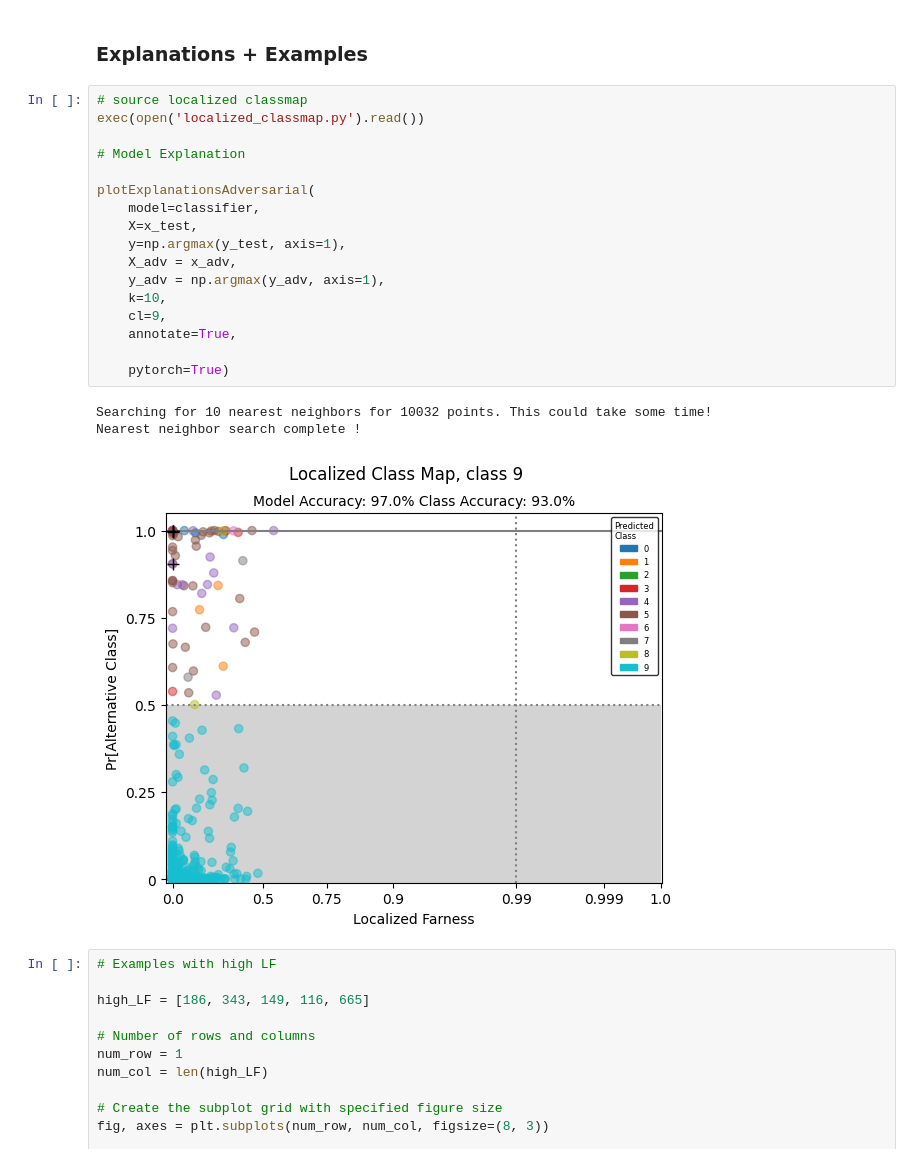
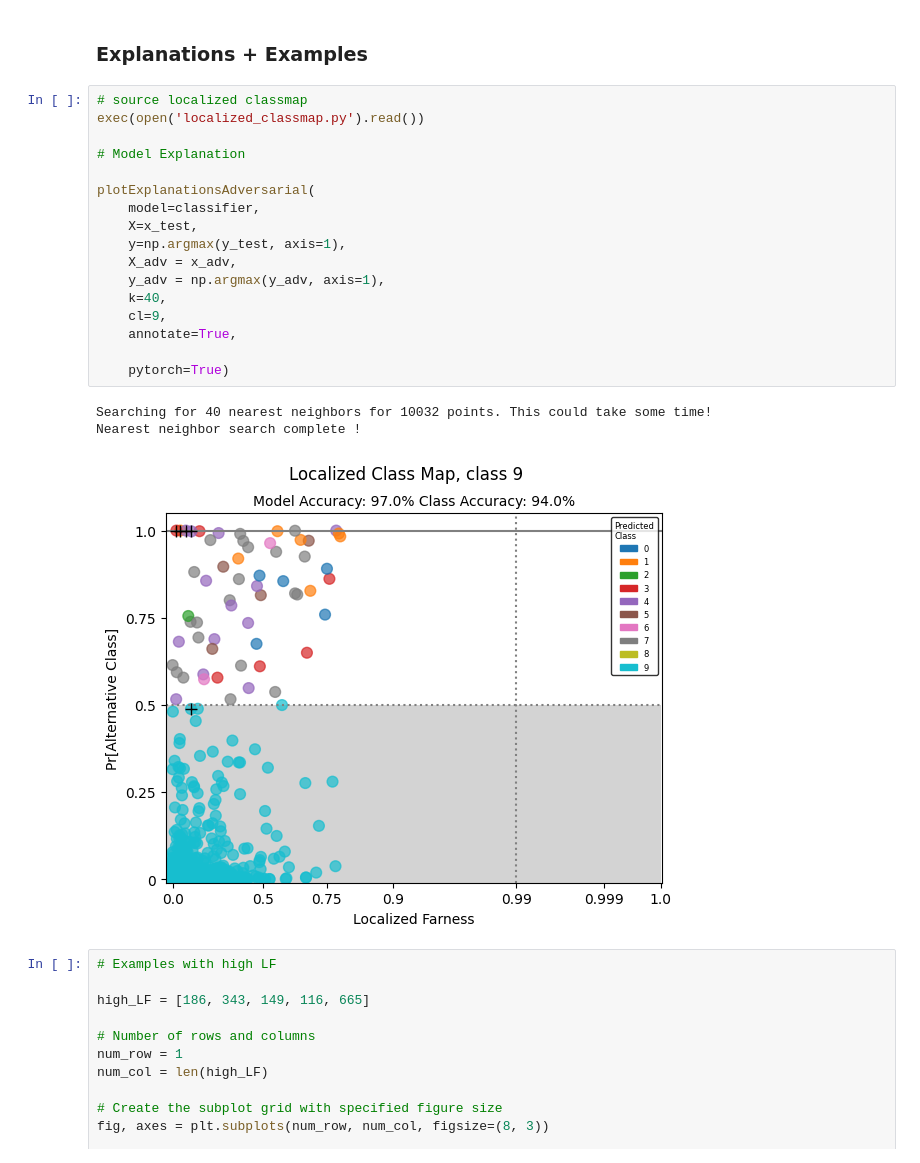
Before and after one commit to nurakawa/localized-classmap, a Jupyter notebook: attack_feature_adversaries_pytorch.ipynb, the cells around one changed output. Saved outputs shown, nothing was run; the diff lists cells and outputs as text.

```diff
--- a/attack_feature_adversaries_pytorch.ipynb
+++ b/attack_feature_adversaries_pytorch.ipynb
@@ -128,24 +128,24 @@ plt.show()
 # %%
 # source localized classmap
 exec(open('localized_classmap.py').read())
 
 # Model Explanation
 
 plotExplanationsAdversarial(
     model=classifier,
     X=x_test,
     y=np.argmax(y_test, axis=1),
     X_adv = x_adv,
     y_adv = np.argmax(y_adv, axis=1),
-    k=10,
+    k=40,
     cl=9,
     annotate=True,
 
     pytorch=True)
 # %% [output]
-Searching for 10 nearest neighbors for 10032 points. This could take some time!
+Searching for 40 nearest neighbors for 10032 points. This could take some time!
 Nearest neighbor search complete !
-[figure, old version]
+[figure, new version]
 # %%
 # Examples with high LF
 
```
Also changed, not shown: parts of 11 cells of this notebook.
